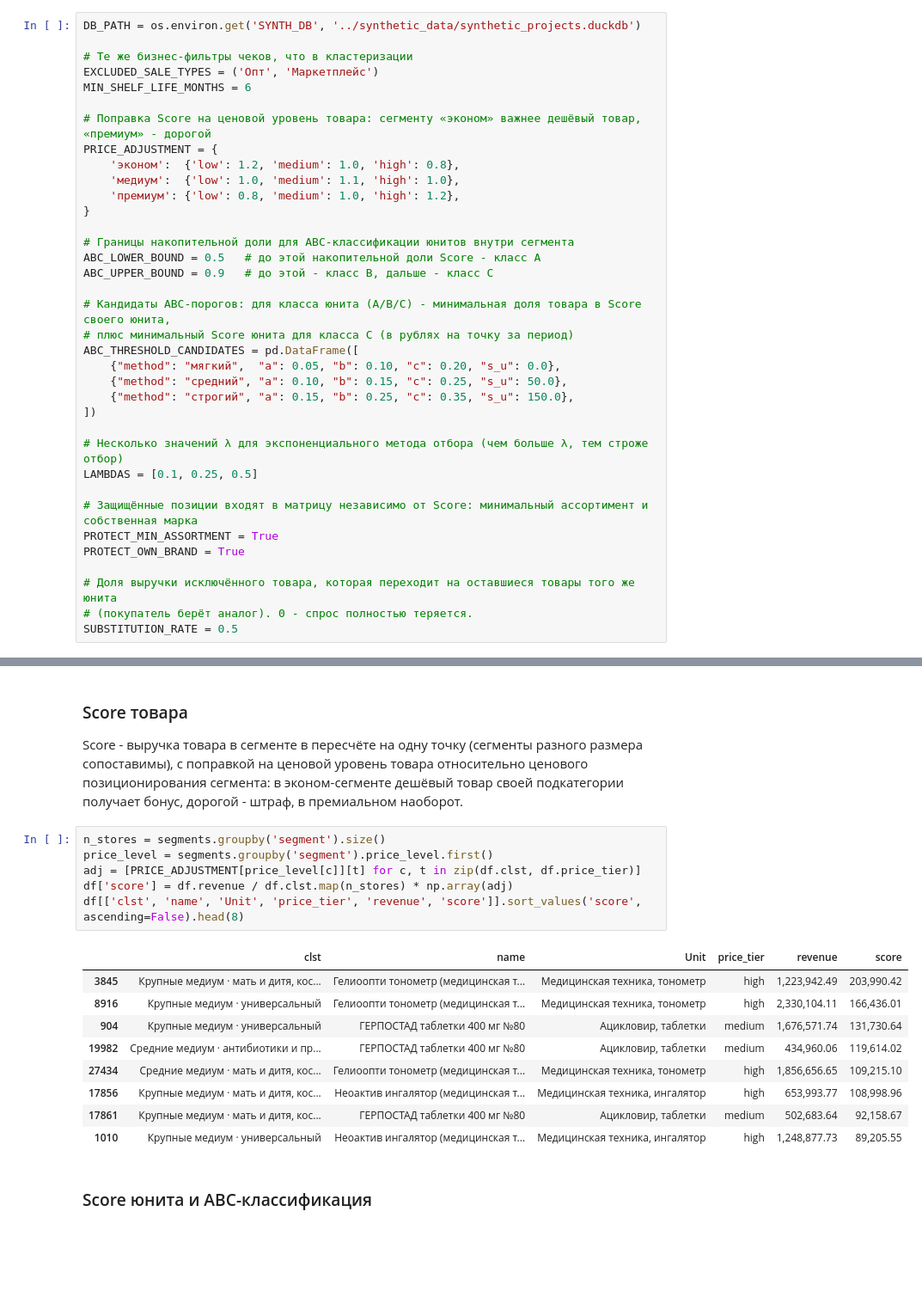
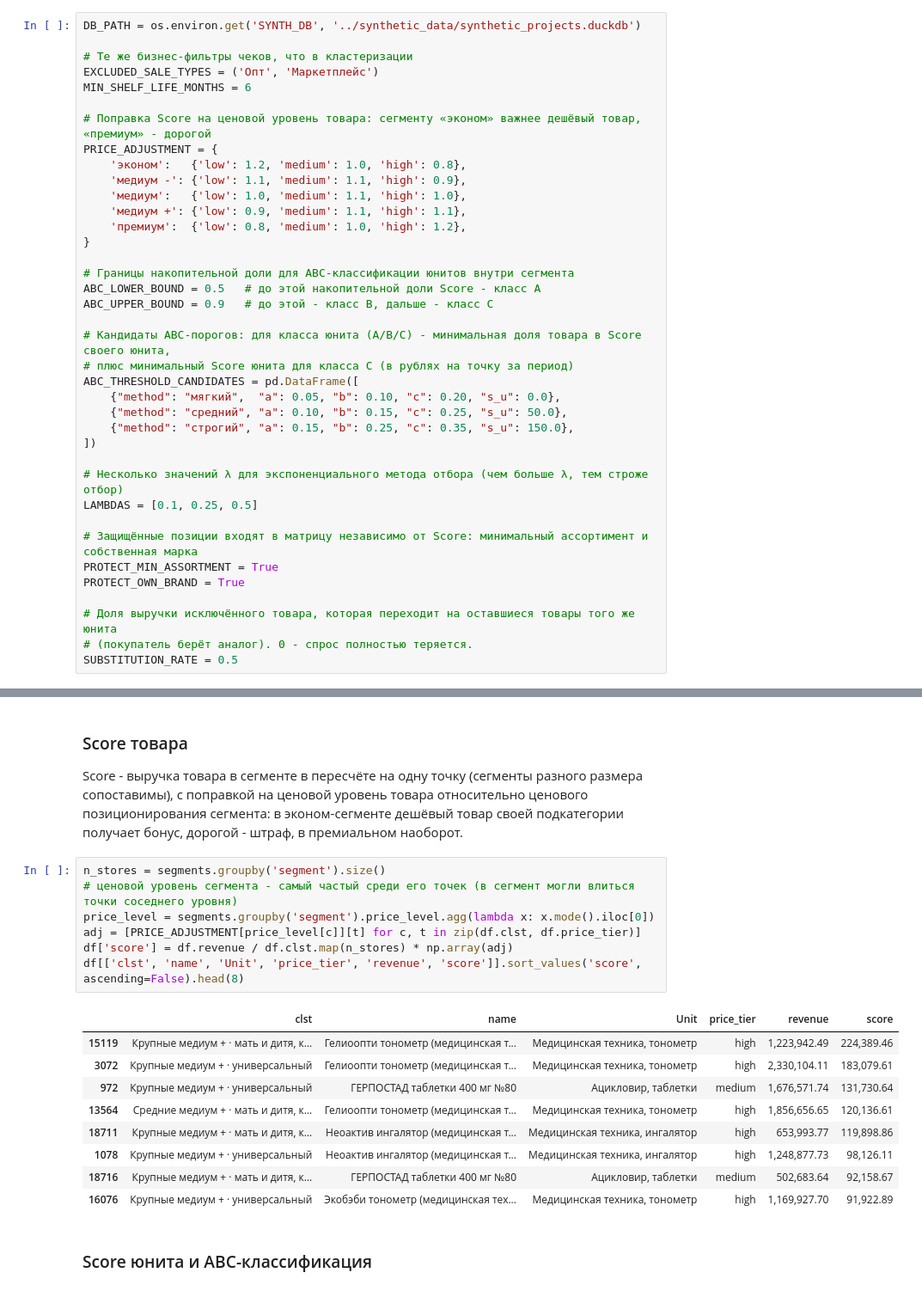
Before and after one commit to Viktor-VK/portfolio, a Jupyter notebook: Скоринг и выбор ассортиментной матрицы/01_score_abc_и_выбор_матрицы.ipynb, the cells around one changed output, grey strips where cells are left out. Shown at 86% size. Drawn from its saved outputs; the diff is of its cells as text; blank space fills up the shorter version.

```diff
--- a/Скоринг и выбор ассортиментной матрицы/01_score_abc_и_выбор_матрицы.ipynb
+++ b/Скоринг и выбор ассортиментной матрицы/01_score_abc_и_выбор_матрицы.ipynb
@@ -42,9 +42,11 @@ MIN_SHELF_LIFE_MONTHS = 6
 
 # Поправка Score на ценовой уровень товара: сегменту «эконом» важнее дешёвый товар, «премиум» - дорогой
 PRICE_ADJUSTMENT = {
-    'эконом':  {'low': 1.2, 'medium': 1.0, 'high': 0.8},
-    'медиум':  {'low': 1.0, 'medium': 1.1, 'high': 1.0},
-    'премиум': {'low': 0.8, 'medium': 1.0, 'high': 1.2},
+    'эконом':   {'low': 1.2, 'medium': 1.0, 'high': 0.8},
+    'медиум -': {'low': 1.1, 'medium': 1.1, 'high': 0.9},
+    'медиум':   {'low': 1.0, 'medium': 1.1, 'high': 1.0},
+    'медиум +': {'low': 0.9, 'medium': 1.1, 'high': 1.1},
+    'премиум':  {'low': 0.8, 'medium': 1.0, 'high': 1.2},
 }
 
 # Границы накопительной доли для ABC-классификации юнитов внутри сегмента
@@ -213,20 +215,21 @@ Score - выручка товара в сегменте в пересчёте н
 своей подкатегории получает бонус, дорогой - штраф, в премиальном наоборот.
 # %%
 n_stores = segments.groupby('segment').size()
-price_level = segments.groupby('segment').price_level.first()
+# ценовой уровень сегмента - самый частый среди его точек (в сегмент могли влиться точки соседнего уровня)
+price_level = segments.groupby('segment').price_level.agg(lambda x: x.mode().iloc[0])
 adj = [PRICE_ADJUSTMENT[price_level[c]][t] for c, t in zip(df.clst, df.price_tier)]
 df['score'] = df.revenue / df.clst.map(n_stores) * np.array(adj)
 df[['clst', 'name', 'Unit', 'price_tier', 'revenue', 'score']].sort_values('score', ascending=False).head(8)
 # %% [output]
 |  | clst | name | Unit | price_tier | revenue | score |
-| 3845 | Крупные медиум · мать и дитя, кос... | Гелиоопти тонометр (медицинская т... | Медицинская техника, тонометр | high | 1,223,942.49 | 203,990.42 |
-| 8916 | Крупные медиум · универсальный | Гелиоопти тонометр (медицинская т... | Медицинская техника, тонометр | high | 2,330,104.11 | 166,436.01 |
-| 904 | Крупные медиум · универсальный | ГЕРПОСТАД таблетки 400 мг №80 | Ацикловир, таблетки | medium | 1,676,571.74 | 131,730.64 |
-| 19982 | Средние медиум · антибиотики и пр... | ГЕРПОСТАД таблетки 400 мг №80 | Ацикловир, таблетки | medium | 434,960.06 | 119,614.02 |
-| 27434 | Средние медиум · мать и дитя, кос... | Гелиоопти тонометр (медицинская т... | Медицинская техника, тонометр | high | 1,856,656.65 | 109,215.10 |
-| 17856 | Крупные медиум · мать и дитя, кос... | Неоактив ингалятор (медицинская т... | Медицинская техника, ингалятор | high | 653,993.77 | 108,998.96 |
-| 17861 | Крупные медиум · мать и дитя, кос... | ГЕРПОСТАД таблетки 400 мг №80 | Ацикловир, таблетки | medium | 502,683.64 | 92,158.67 |
-| 1010 | Крупные медиум · универсальный | Неоактив ингалятор (медицинская т... | Медицинская техника, ингалятор | high | 1,248,877.73 | 89,205.55 |
+| 15119 | Крупные медиум + · мать и дитя, к... | Гелиоопти тонометр (медицинская т... | Медицинская техника, тонометр | high | 1,223,942.49 | 224,389.46 |
+| 3072 | Крупные медиум + · универсальный | Гелиоопти тонометр (медицинская т... | Медицинская техника, тонометр | high | 2,330,104.11 | 183,079.61 |
+| 972 | Крупные медиум + · универсальный | ГЕРПОСТАД таблетки 400 мг №80 | Ацикловир, таблетки | medium | 1,676,571.74 | 131,730.64 |
+| 13564 | Средние медиум + · мать и дитя, к... | Гелиоопти тонометр (медицинская т... | Медицинская техника, тонометр | high | 1,856,656.65 | 120,136.61 |
+| 18711 | Крупные медиум + · мать и дитя, к... | Неоактив ингалятор (медицинская т... | Медицинская техника, ингалятор | high | 653,993.77 | 119,898.86 |
+| 1078 | Крупные медиум + · универсальный | Неоактив ингалятор (медицинская т... | Медицинская техника, ингалятор | high | 1,248,877.73 | 98,126.11 |
+| 18716 | Крупные медиум + · мать и дитя, к... | ГЕРПОСТАД таблетки 400 мг №80 | Ацикловир, таблетки | medium | 502,683.64 | 92,158.67 |
+| 16076 | Крупные медиум + · универсальный | Экобэби тонометр (медицинская тех... | Медицинская техника, тонометр | high | 1,169,927.70 | 91,922.89 |
 # %% [markdown]
 ### Score юнита и ABC-классификация
 # %%
```
Also changed, not shown: parts of 11 cells of this notebook, 2 other files.
